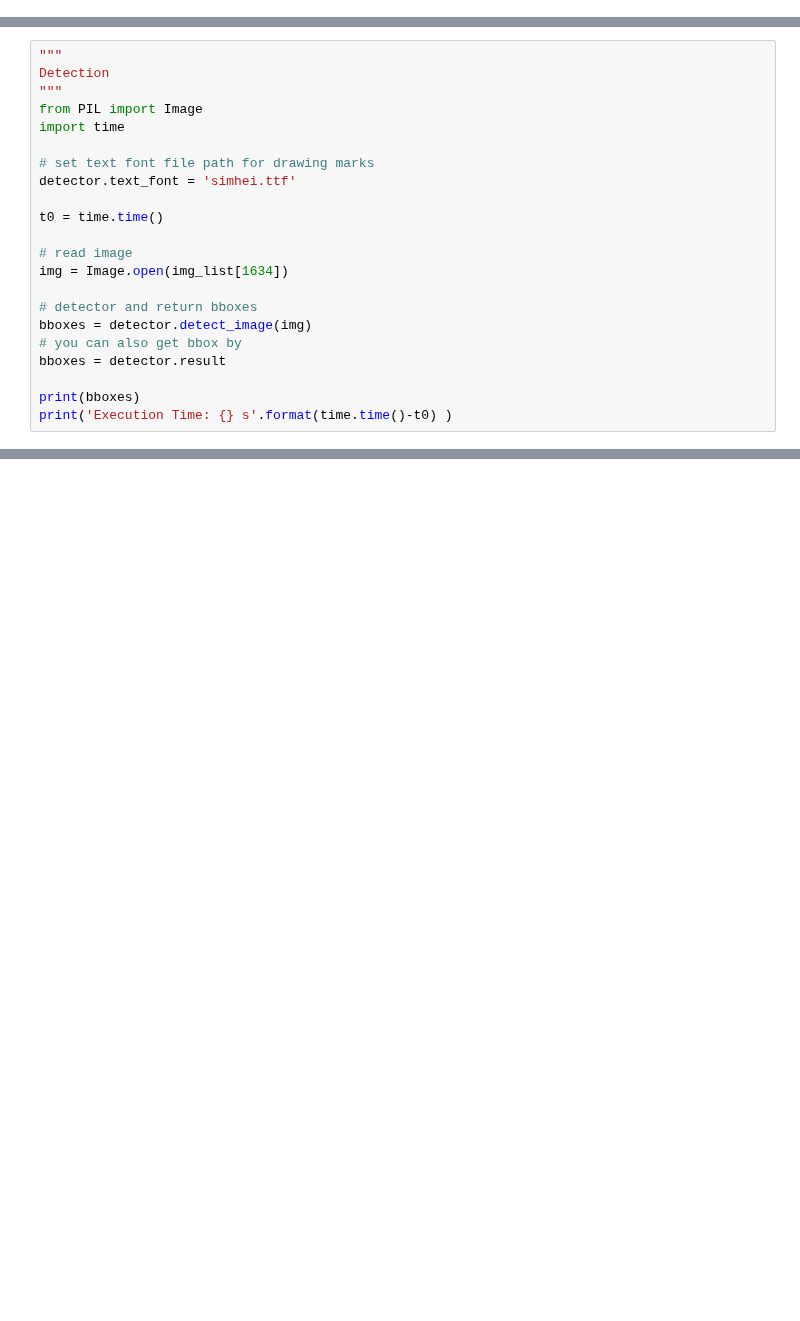
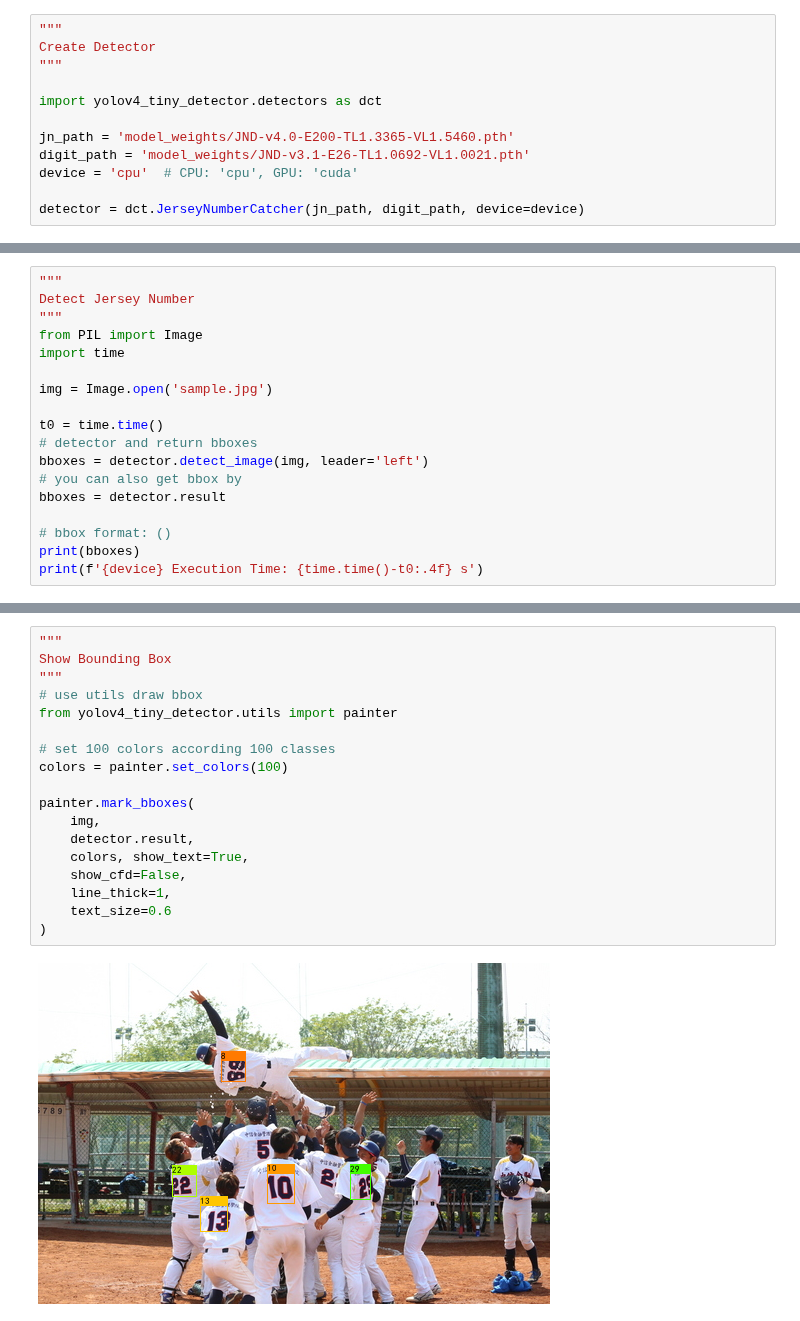
Before and after one commit to panghanwu/JND_project, a Jupyter notebook: playground.ipynb, the cells around one changed output, grey strips where cells are left out. Drawn from its saved outputs; the diff is of its cells as text; blank space fills up the shorter version.

```diff
--- a/playground.ipynb
+++ b/playground.ipynb
@@ -29,0 +1,12 @@ len(img_list), idx
+# %%
+"""
+Create Detector
+"""
+
+import yolov4_tiny_detector.detectors as dct
+
+jn_path = 'model_weights/JND-v4.0-E200-TL1.3365-VL1.5460.pth'
+digit_path = 'model_weights/JND-v3.1-E26-TL1.0692-VL1.0021.pth'
+device = 'cpu'  # CPU: 'cpu', GPU: 'cuda'
+
+detector = dct.JerseyNumberCatcher(jn_path, digit_path, device=device)
@@ -30,23 +24,19 @@ len(img_list), idx
 # %%
 """
-Detection
+Detect Jersey Number
 """
 from PIL import Image
 import time
 
-# set text font file path for drawing marks
-detector.text_font = 'simhei.ttf'
+img = Image.open('sample.jpg')
 
 t0 = time.time()
-
-# read image
-img = Image.open(img_list[1634])
-
 # detector and return bboxes
-bboxes = detector.detect_image(img)
+bboxes = detector.detect_image(img, leader='left')
 # you can also get bbox by
 bboxes = detector.result
 
+# bbox format: ()
 print(bboxes)
-print('Execution Time: {} s'.format(time.time()-t0) )
+print(f'{device} Execution Time: {time.time()-t0:.4f} s')
 # %% [output]
@@ -78,0 +45,20 @@ marked_img
+# %%
+"""
+Show Bounding Box
+"""
+# use utils draw bbox
+from yolov4_tiny_detector.utils import painter
+
+# set 100 colors according 100 classes
+colors = painter.set_colors(100)
+
+painter.mark_bboxes(
+    img,
+    detector.result,
+    colors, show_text=True,
+    show_cfd=False,
+    line_thick=1,
+    text_size=0.6
+)
+# %% [output]
+[figure, added]
```
Also changed, not shown: parts of 7 cells of this notebook.
